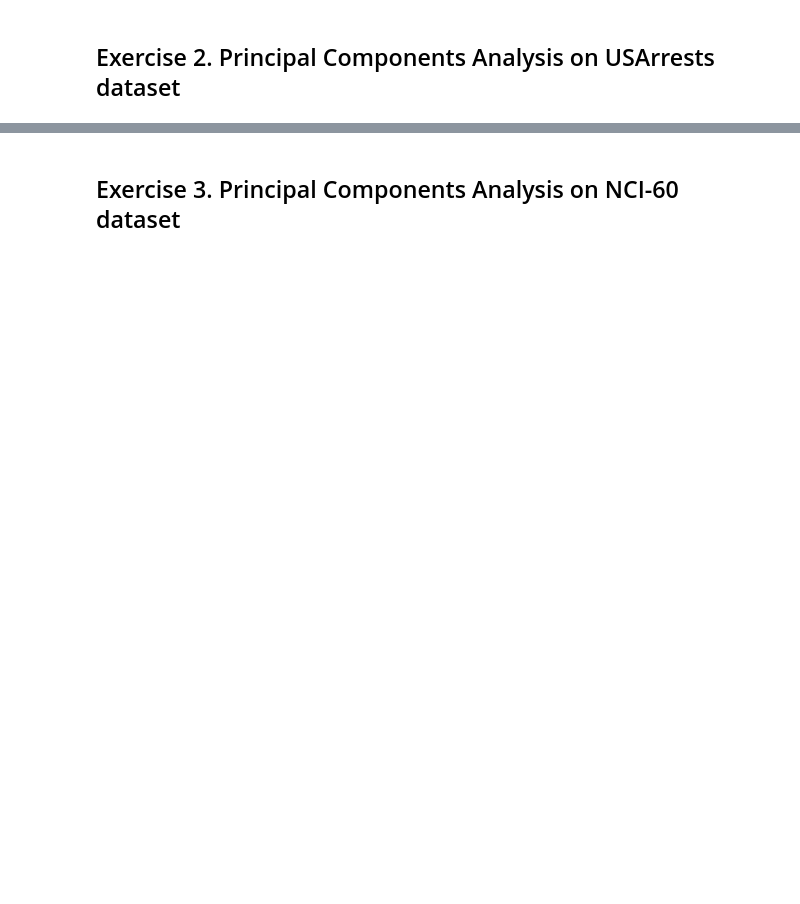
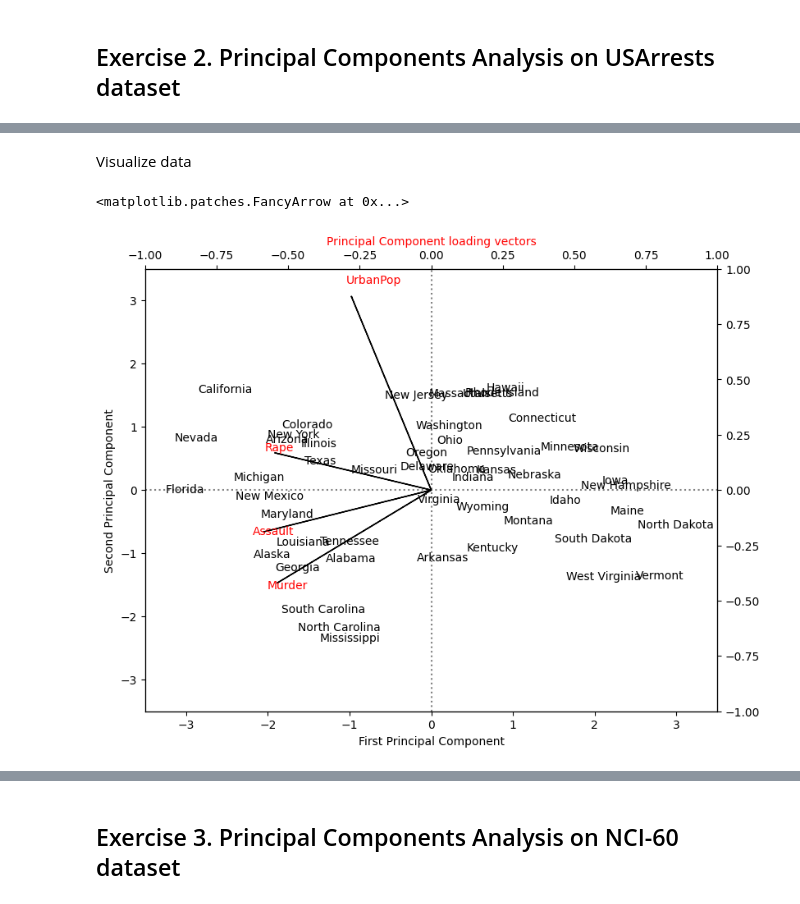
Before and after one commit to gabsbruh/Machine-Learning, a Jupyter notebook: 8.PCA/main.ipynb, the cells around one changed output, grey strips where cells are left out. Cells and saved outputs as stored; diff of their text form; code cells hidden in the pictures; blank space fills up the shorter version.

```diff
--- a/8.PCA/main.ipynb
+++ b/8.PCA/main.ipynb
@@ -57,0 +147,3 @@ eigenvalues, eigenvectors = np.linalg.eig(cov_matrix)
+# %%
+df = pd.read_csv("USArrests.csv", index_col=0)
+df.info()
@@ -57,0 +164,8 @@ eigenvalues, eigenvectors = np.linalg.eig(cov_matrix)
+# %%
+from sklearn.decomposition import PCA
+from sklearn.preprocessing import scale
+X = pd.DataFrame(scale(df), index=df.index, columns=df.columns)
+pca_loadings = pd.DataFrame(PCA().fit(X).components_.T, index=df.columns, columns=['V1', 'V2', 'V3', 'V4'])
+pca = PCA()
+df_plot = pd.DataFrame(pca.fit_transform(X), columns=['PC1', 'PC2', 'PC3', 'PC4'], index=X.index)
+df_plot.head()
@@ -57,0 +179,31 @@ eigenvalues, eigenvectors = np.linalg.eig(cov_matrix)
+# %% [markdown]
+Visualize data
+# %%
+fig , ax1 = plt.subplots(figsize=(9,7))
+ax1.set_xlim(-3.5,3.5)
+ax1.set_ylim(-3.5,3.5)
+# Plot Principal Components 1 and 2
+for i in df_plot.index:
+    ax1.annotate(i, (-df_plot.PC1.loc[i], -df_plot.PC2.loc[i]), ha='center')
+    # Plot reference lines
+ax1.hlines(0,-3.5,3.5, linestyles='dotted', colors='grey')
+ax1.vlines(0,-3.5,3.5, linestyles='dotted', colors='grey')
+ax1.set_xlabel('First Principal Component')
+ax1.set_ylabel('Second Principal Component')
+# Plot Principal Component loading vectors, using a second y-axis.
+ax2 = ax1.twinx().twiny()
+ax2.set_ylim(-1,1)
+ax2.set_xlim(-1,1)
+ax2.set_xlabel('Principal Component loading vectors', color='red')
+# Plot labels for vectors. Variable 'a' is a small offset parameter to separate arrow tip and t
+a = 1.07
+for i in pca_loadings[['V1', 'V2']].index:
+    ax2.annotate(i, (-pca_loadings.V1.loc[i]*a, -pca_loadings.V2.loc[i]*a), color='red')
+# Plot vectors
+ax2.arrow(0,0,-pca_loadings.V1[0], -pca_loadings.V2[0])
+ax2.arrow(0,0,-pca_loadings.V1[1], -pca_loadings.V2[1])
+ax2.arrow(0,0,-pca_loadings.V1[2], -pca_loadings.V2[2])
+ax2.arrow(0,0,-pca_loadings.V1[3], -pca_loadings.V2[3])
+# %% [output]
+<matplotlib.patches.FancyArrow at 0x...>
+[figure, added]
```
Also changed, not shown: parts of 25 cells of this notebook.
